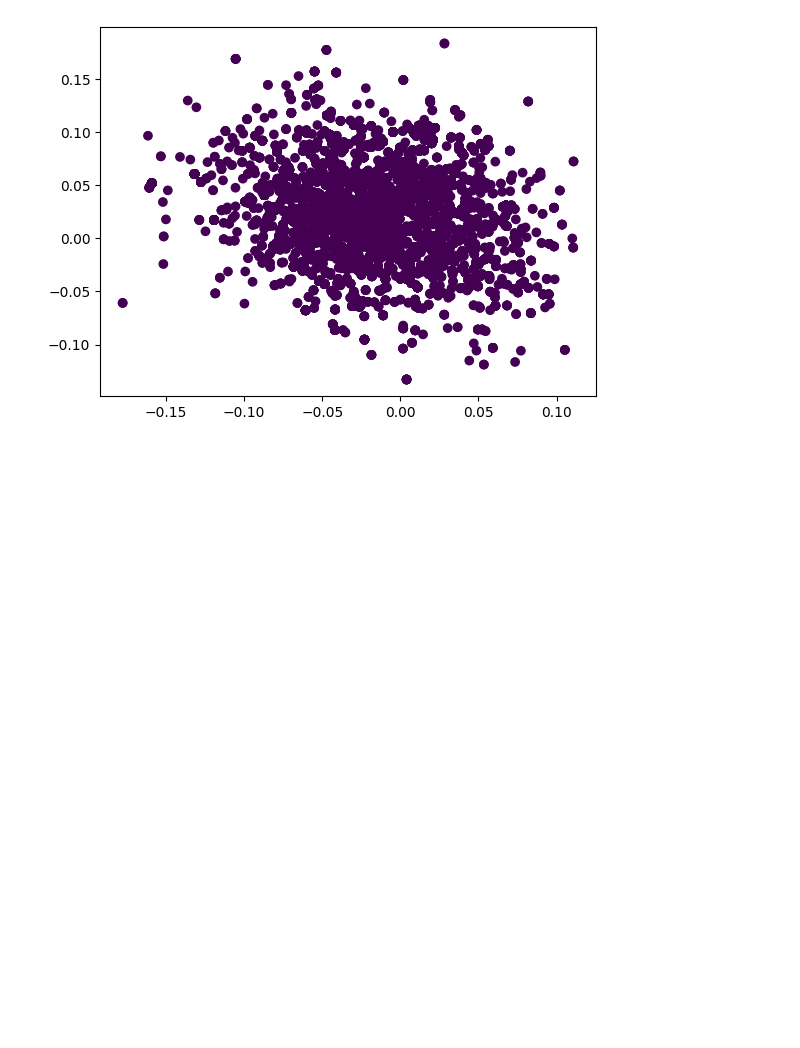
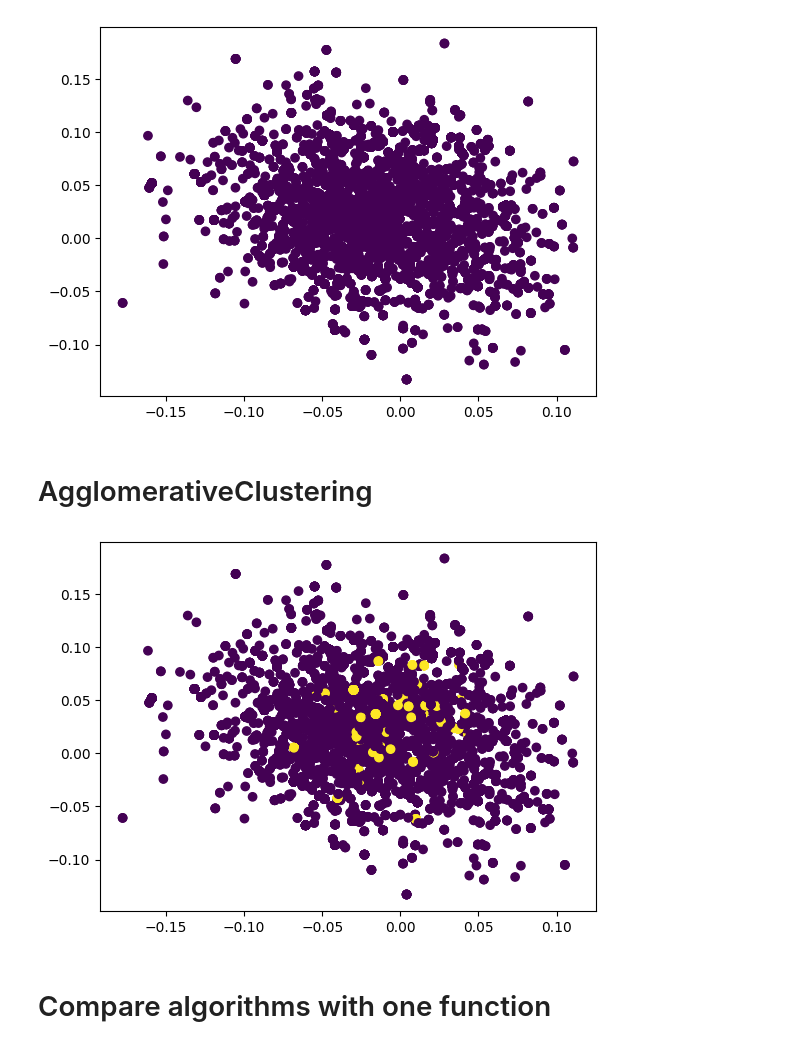
Before and after one commit to NinaWilschut/Master_Thesis, a Jupyter notebook: key_embed.ipynb, the cells around one changed output. Drawn from its saved outputs; the diff is of its cells as text; code cells hidden in the pictures; blank space fills up the shorter version.

```diff
--- a/key_embed.ipynb
+++ b/key_embed.ipynb
@@ -132,3 +146,21 @@ plt.scatter(embed[:,0], embed[:,1], c=res)
 plt.show()
 # %% [output]
 [figure]
+# %% [markdown]
+# AgglomerativeClustering
+# %%
+from sklearn.cluster import AgglomerativeClustering
+import numpy as np
+
+ac = AgglomerativeClustering().fit(embed)
+
+ac.labels_
+
+res = ac.fit_predict(embed)
+
+plt.scatter(embed[:,0], embed[:,1], c=res)
+plt.show()
+# %% [output]
+[figure, added]
+# %% [markdown]
+# Compare algorithms with one function
```
Also changed, not shown: parts of 6 cells of this notebook.
